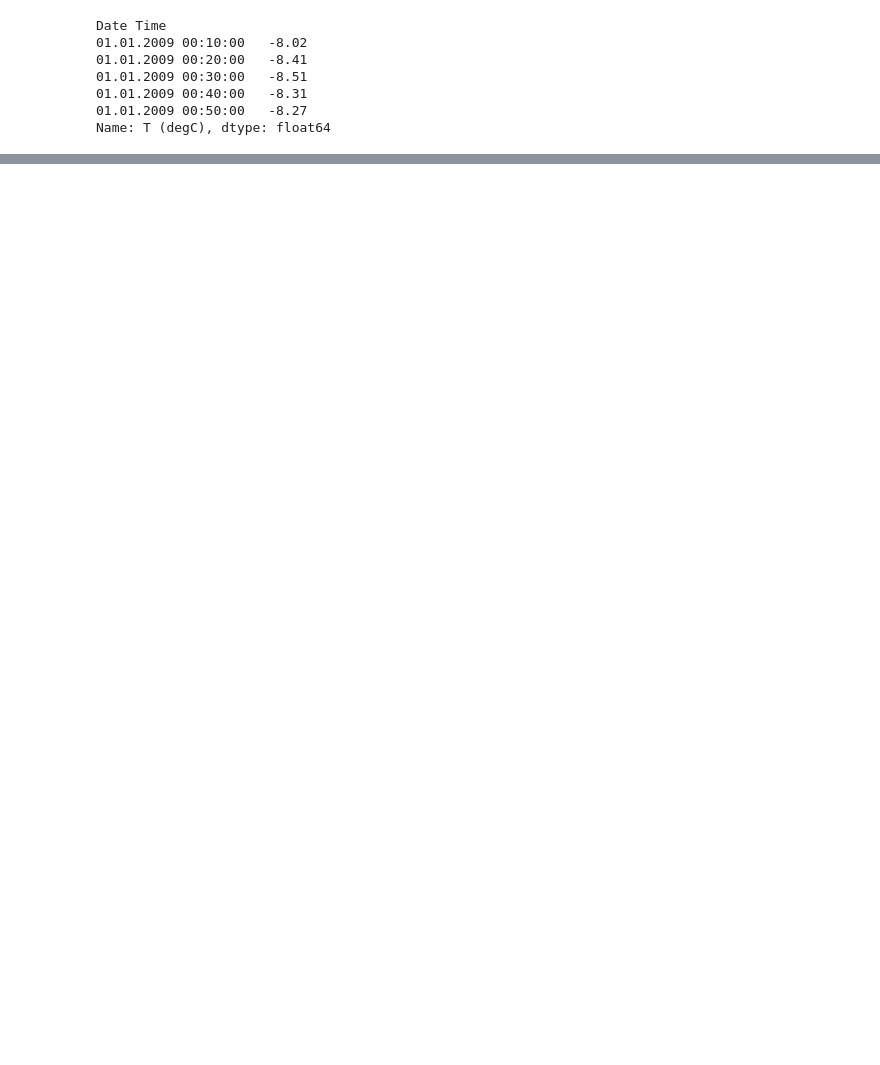
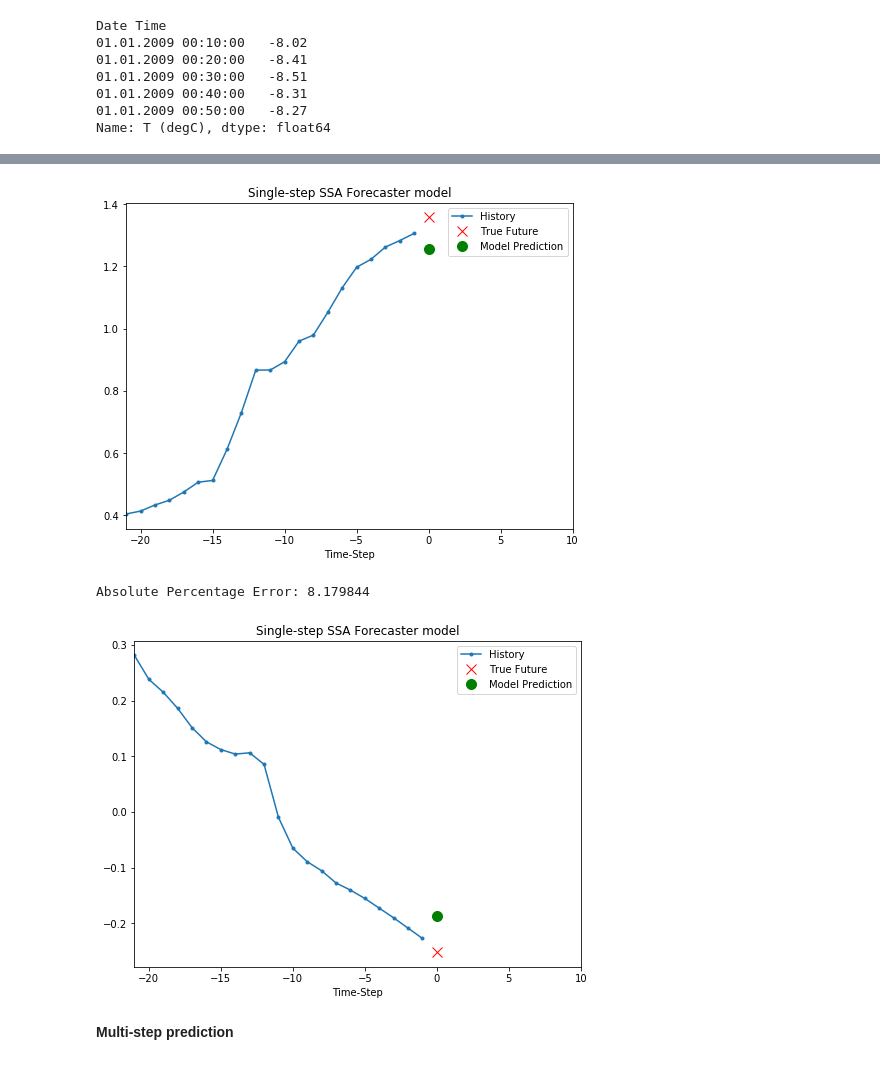
Before and after one commit to microsoft/NimbusML-Samples, a Jupyter notebook: samples/5.1 [Numeric, Plot] Univariate Time Series Forecasting .ipynb, the cells around one changed output, grey strips where cells are left out. Cells and saved outputs as stored; diff of their text form; code cells hidden in the pictures; blank space fills up the shorter version.

```diff
--- a/samples/5.1 [Numeric, Plot] Univariate Time Series Forecasting .ipynb
+++ b/samples/5.1 [Numeric, Plot] Univariate Time Series Forecasting .ipynb
@@ -237,0 +252,19 @@ print(result)
+# %%
+for i in range(3):
+    # Predicting
+    random_i = random.randint(0, len(x_val_uni))
+    x_val_uni_list = [x[0] for x in x_val_uni[random_i].tolist()]
+    X_val_ssa = pd.Series(x_val_uni_list, name="T (degC)")
+    predicted_val_uni = pipeline.transform(X_val_ssa)
+    predicted_val = predicted_val_uni['T (degC)_fc.0'][19]
+    plot = show_plot([x_val_uni[random_i], y_val_uni[random_i], predicted_val], 0, 'Single-step SSA Forecaster model')
+    plot.show()
+    # Performace
+    abe = (abs(1.00 * y_val_uni[random_i] - predicted_val)) / predicted_val * 100
+    print('Absolute Percentage Error: %f' % abe)
+# %% [output]
+[figure, added]
+Absolute Percentage Error: 8.179844
+[figure, added]
+# %% [markdown]
+**Multi-step prediction**
```
Also changed, not shown: parts of 34 cells of this notebook, 1 other file.
